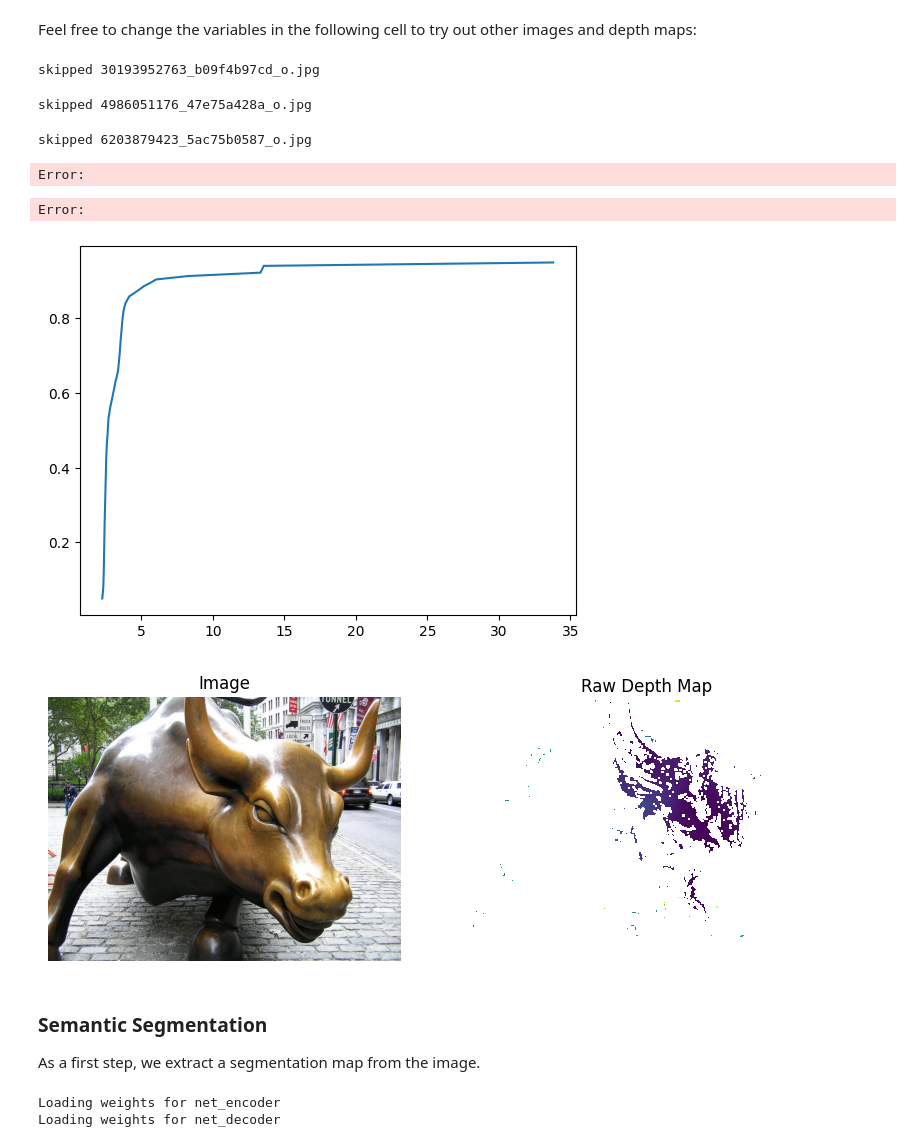
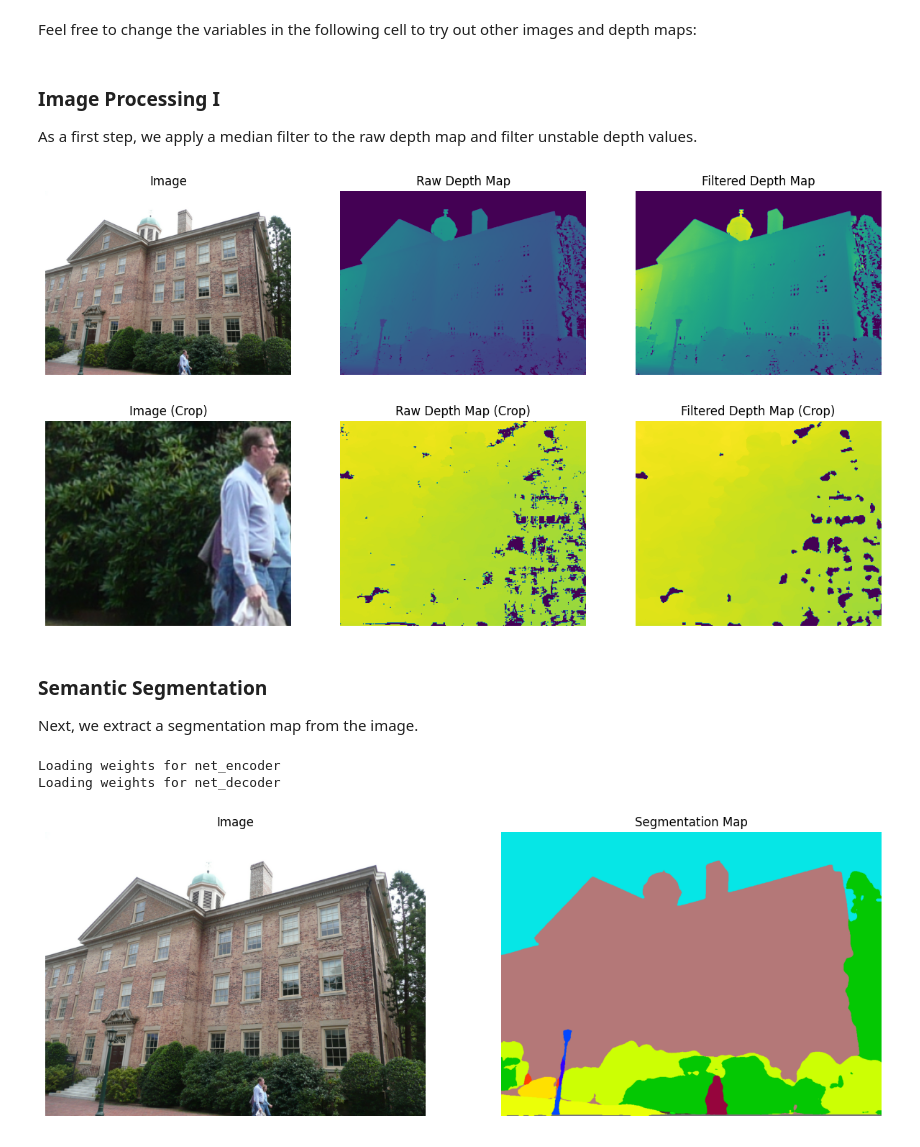
Before and after one commit to fyangch/RefinedMegaDepth, a Jupyter notebook: notebooks/postprocessing.ipynb, the cells around one changed output. Saved outputs shown, nothing was run; the diff lists cells and outputs as text; code cells hidden in the pictures.

```diff
--- a/notebooks/postprocessing.ipynb
+++ b/notebooks/postprocessing.ipynb
@@ -32,5 +24,7 @@ from megadepth.utils.io import load_depth_map
 # %%
-def plot_images(images: list, titles: list, path) -> None:
+colors = scipy.io.loadmat("color150.mat")["colors"]
+
+def plot_images(images: list, titles: list) -> None:
     fig = plt.figure(figsize=(15, 15))
 
     for i in range(len(images)):
@@ -38,20 +32,5 @@ def plot_images(images: list, titles: list, path) -> None:
         plt.axis("off")
         plt.imshow(images[i])
         plt.title(titles[i])
-    if path is None:
-        plt.show()
-    else:
-        fig.savefig(path, dpi=600, bbox_inches="tight")
-    plt.close(fig)
-
-
-# ADE20K dataset information
-colors = scipy.io.loadmat("color150.mat")["colors"]
-names = {}
-with open("object150_info.csv") as f:
-    reader = csv.reader(f)
-    next(reader)
-    for row in reader:
-        names[int(row[0])] = row[5].split(";")[0]
 # %% [markdown]
 Feel free to change the variables in the following cell to try out other images and depth maps:
@@ -58,23 +40,13 @@ Feel free to change the variables in the following cell to try out other images
+# %% [markdown]
+### Image Processing I
+As a first step, we apply a median filter to the raw depth map and filter unstable depth values.
 # %%
-def show_image_depth_filtered(image_name, dense_model_dir, path):
-    try:
-        image = Image.open(os.path.join(dense_model_dir, "..","..","images", image_name)).convert("RGB")
-        depth_map = load_depth_map(os.path.join(dense_model_dir, "stereo", "depth_maps", f"{image_name}.geometric.bin"))
-        filtered_depth_map = depth_map
-        plt.tight_layout()
-        plot_images([image, np.log(depth_map), np.log(filtered_depth_map)], ["Image", "Raw Depth Map","Filtered Depth Map"],path)
+image = Image.open(os.path.join(dense_model_dir, "images", image_fn)).convert("RGB")
+depth_map_0 = load_depth_map(os.path.join(dense_model_dir, "stereo", "depth_maps", f"{image_fn}.geometric.bin"))
+depth_map_1 = filter_unstable_depths(depth_map_0)
 
-    except :
-        print("skipped", image_name)
+plot_images([image, depth_map_0, depth_map_1], ["Image", "Raw Depth Map", "Filtered Depth Map"])
+plot_images([np.array(image)[-250:,-1300:-1000], depth_map_0[-250:,-1300:-1000], depth_map_1[-250:,-1300:-1000]], ["Image (Crop)", "Raw Depth Map (Crop)", "Filtered Depth Map (Crop)"])
+# %% [output]
+[figure, added]
+[figure, added]
-# %%
-model_dir = os.path.join("..", "data", "0229")
-dense_model_dir = os.path.join("..", "data", "0229", "dense", "superpoint_max-superglue-netvlad-50-KA+BA")
-image_names = os.listdir(os.path.join(model_dir,"images"))
-for image_name in image_names[:25]:
-    show_image_depth_filtered(image_name,dense_model_dir,image_name)
-# %% [output]
-skipped 30193952763_b09f4b97cd_o.jpg
-skipped 4986051176_47e75a428a_o.jpg
-skipped 6203879423_5ac75b0587_o.jpg
-Error:
-Error:
@@ -84,32 +53,11 @@ image_fn = "51039207_eb853788fd_o.jpg"
-# %%
-image = Image.open(os.path.join(dense_model_dir, "..","..","images", image_fn)).convert("RGB")
-depth_map = load_depth_map(os.path.join(dense_model_dir, "stereo", "depth_maps", f"{image_fn}.geometric.bin"))
-
-d = depth_map[depth_map!=0]
-q = np.linspace(0.05,0.95,100)
-cum = np.quantile(d,q)
-
-plt.plot(cum,q)
-plt.show()
-filtered_depth_map = median_filter(depth_map, 3)
-min = np.quantile(d, 0.1)
-max = np.quantile(d, 0.9)
-depth_map[depth_map>max] = np.nan
-depth_map[depth_map<min] = np.nan
-
-
-plot_images([image, np.log(depth_map)], ["Image", "Raw Depth Map"])
-# %% [output]
-[figure, removed]
-[figure, removed]
 # %% [markdown]
 ### Semantic Segmentation
-As a first step, we extract a segmentation map from the image.
+Next, we extract a segmentation map from the image.
 # %%
 model = get_segmentation_model()
-#segmentation_map = get_segmentation_map(image, model)
-
-#plot_images([image, colorEncode(segmentation_map, colors)], ["Image", "Segmentation Map"])
+segmentation_map = get_segmentation_map(image, model)
+plot_images([image, colorEncode(segmentation_map, colors)], ["Image", "Segmentation Map"])
 # %% [output]
 Loading weights for net_encoder
 Loading weights for net_decoder
+[figure, added]
```
Also changed, not shown: parts of 15 cells of this notebook, 2 other files.
